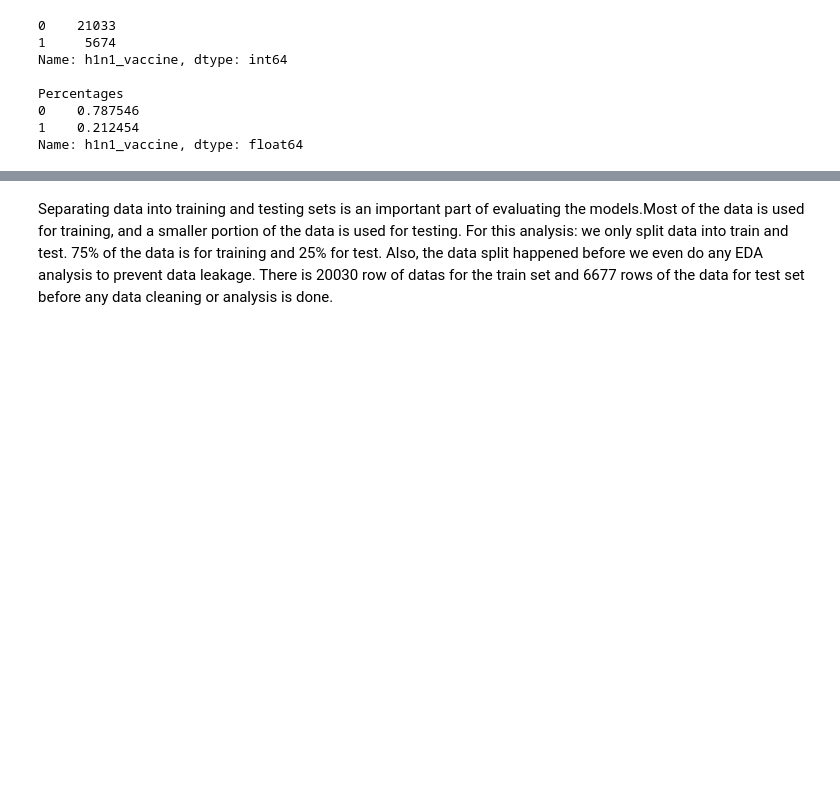
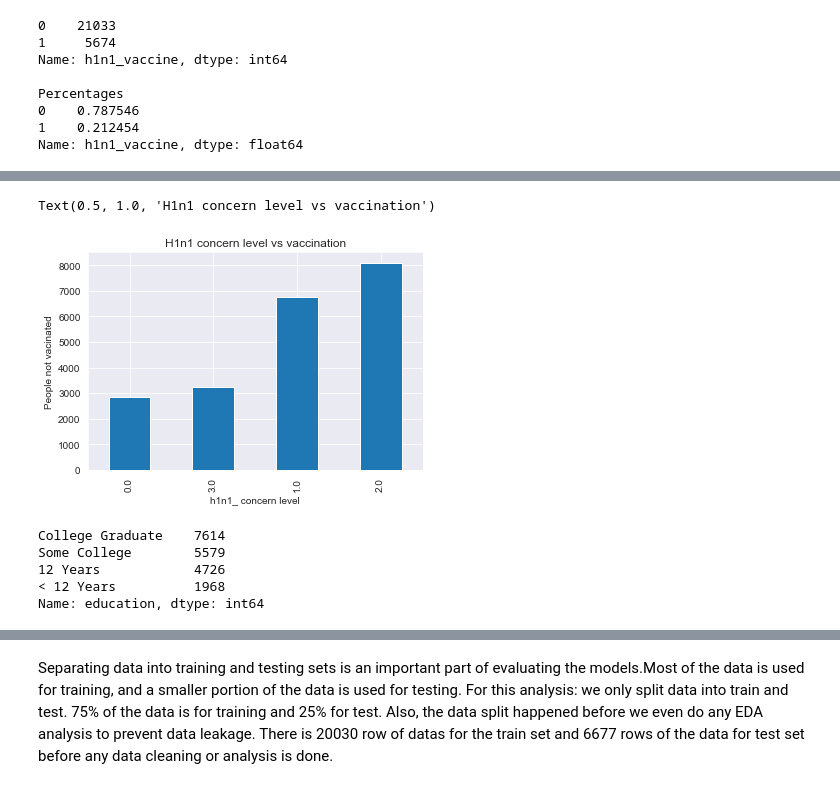
Before and after one commit to seekpinky/dsc-phase-3-project, a Jupyter notebook: Flatiron_phase3_project/h1n1_adaboost_base.ipynb, the cells around one changed output, grey strips where cells are left out. Drawn from its saved outputs; the diff is of its cells as text; code cells hidden in the pictures; blank space fills up the shorter version.

```diff
--- a/Flatiron_phase3_project/h1n1_adaboost_base.ipynb
+++ b/Flatiron_phase3_project/h1n1_adaboost_base.ipynb
@@ -107,0 +131,17 @@ X = project3_raw_df.drop(columns=['h1n1_vaccine'], axis=1)
+# %%
+ax = project3_raw_df.loc[filt]['h1n1_concern'].value_counts().sort_values().plot(kind = 'bar')
+ax.set_xlabel("h1n1_ concern level")
+ax.set_ylabel("People not vacinated")
+ax.set_title("H1n1 concern level vs vaccination")
+# %% [output]
+Text(0.5, 1.0, 'H1n1 concern level vs vaccination')
+[figure, added]
+# %%
+filt = project3_raw_df['h1n1_vaccine'] == 0
+project3_raw_df.loc[filt]['education'].value_counts()
+# %% [output]
+College Graduate    7614
+Some College        5579
+12 Years            4726
+< 12 Years          1968
+Name: education, dtype: int64
```
Also changed, not shown: parts of 71 cells of this notebook, 4 other files.
